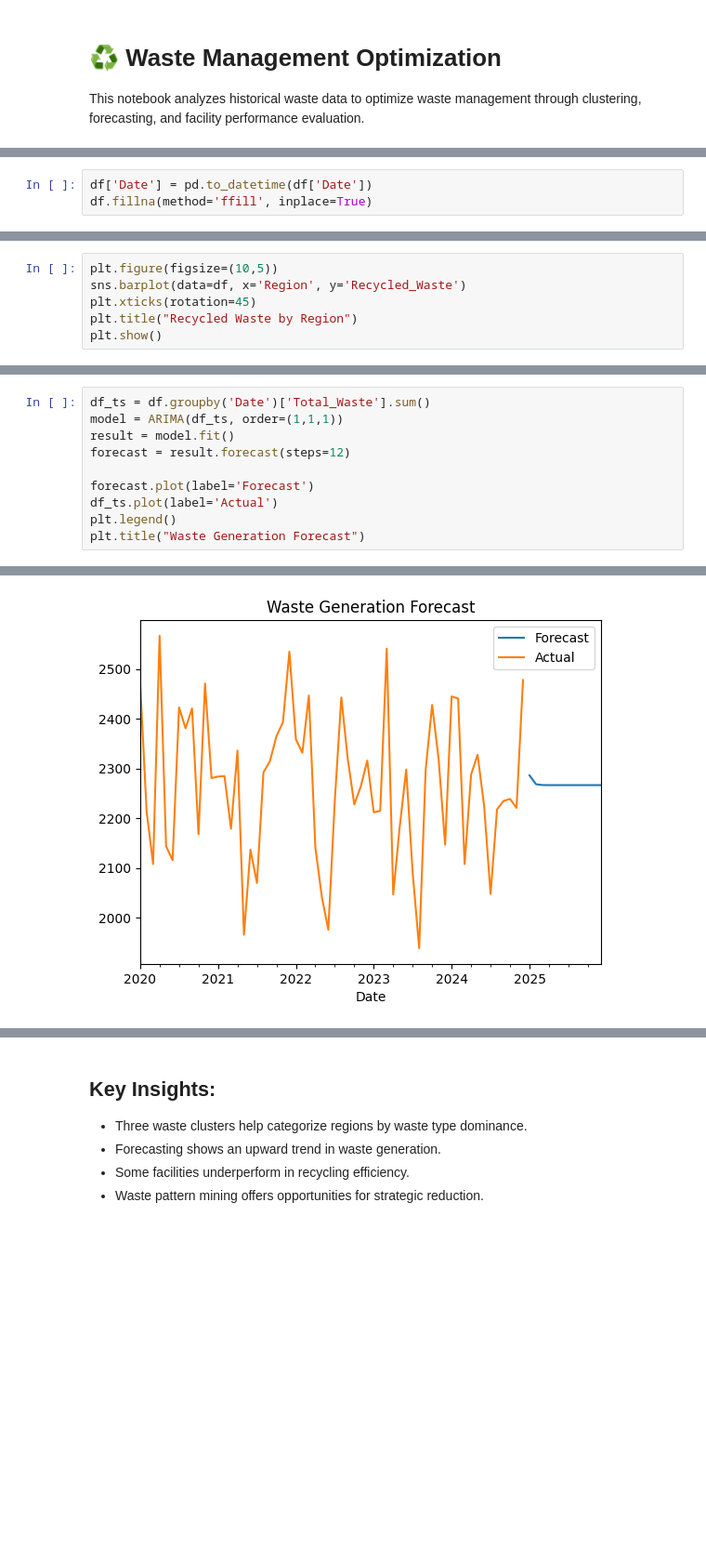
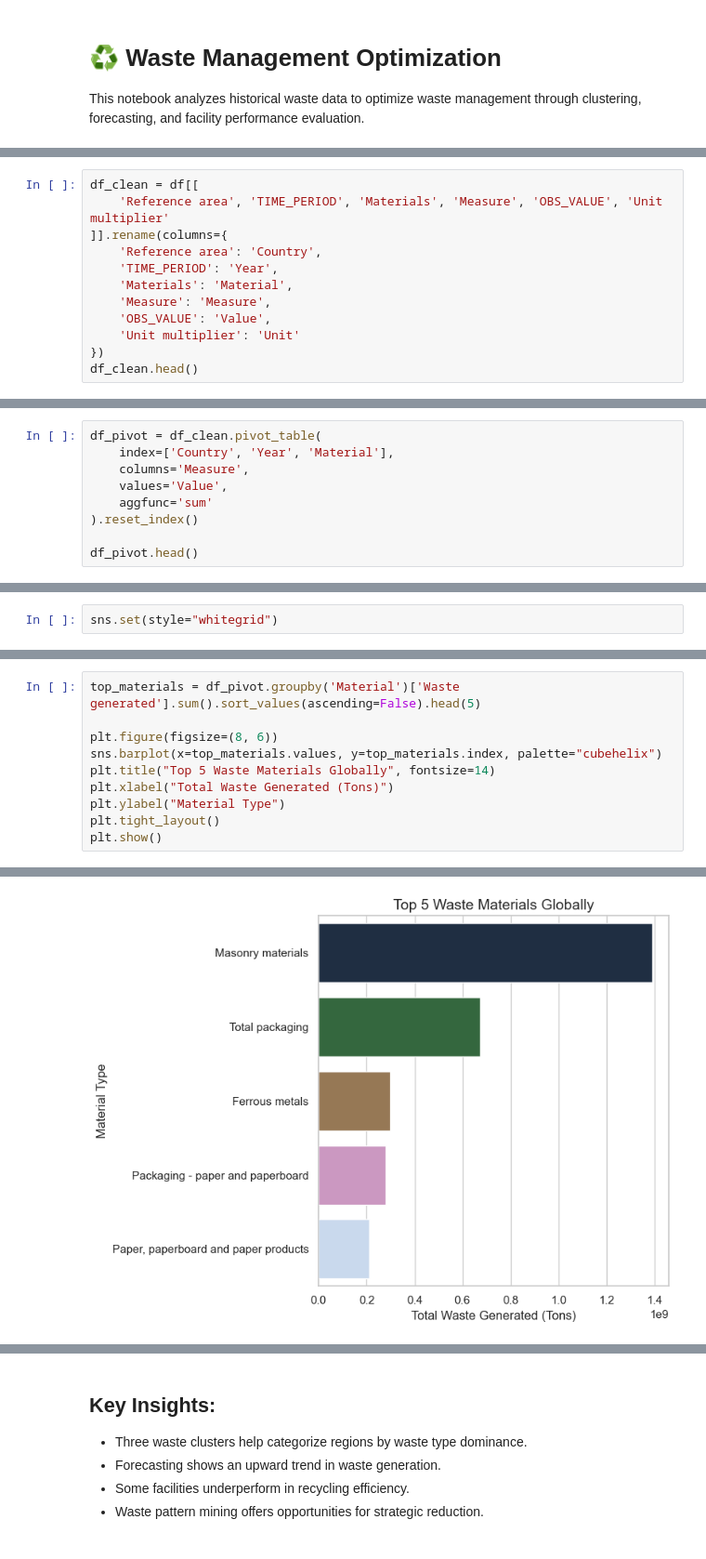
Before and after one commit to AshishBatham/waste-management-app, a Jupyter notebook: wasteManagement.ipynb, the cells around one changed output, grey strips where cells are left out. Shown at 93% size. Drawn from its saved outputs; the diff is of its cells as text; blank space fills up the shorter version.

```diff
--- a/wasteManagement.ipynb
+++ b/wasteManagement.ipynb
@@ -23,3 +20,12 @@ df.head()
 # %%
-df['Date'] = pd.to_datetime(df['Date'])
-df.fillna(method='ffill', inplace=True)
+df_clean = df[[
+    'Reference area', 'TIME_PERIOD', 'Materials', 'Measure', 'OBS_VALUE', 'Unit multiplier'
+]].rename(columns={
+    'Reference area': 'Country',
+    'TIME_PERIOD': 'Year',
+    'Materials': 'Material',
+    'Measure': 'Measure',
+    'OBS_VALUE': 'Value',
+    'Unit multiplier': 'Unit'
+})
+df_clean.head()
@@ -33,7 +59,10 @@ plt.show()
 # %%
-plt.figure(figsize=(10,5))
-sns.barplot(data=df, x='Region', y='Recycled_Waste')
-plt.xticks(rotation=45)
-plt.title("Recycled Waste by Region")
-plt.show()
+df_pivot = df_clean.pivot_table(
+    index=['Country', 'Year', 'Material'],
+    columns='Measure',
+    values='Value',
+    aggfunc='sum'
+).reset_index()
+
+df_pivot.head()
 # %% [output]
@@ -41 +75,3 @@ plt.show()
+# %%
+sns.set(style="whitegrid")
 # %%
@@ -52,11 +106,11 @@ sns.pairplot(df[waste_cols + ['Waste_Cluster']], hue='Waste_Cluster')
 # %%
-df_ts = df.groupby('Date')['Total_Waste'].sum()
-model = ARIMA(df_ts, order=(1,1,1))
-result = model.fit()
-forecast = result.forecast(steps=12)
+top_materials = df_pivot.groupby('Material')['Waste generated'].sum().sort_values(ascending=False).head(5)
 
-forecast.plot(label='Forecast')
-df_ts.plot(label='Actual')
-plt.legend()
-plt.title("Waste Generation Forecast")
+plt.figure(figsize=(8, 6))
+sns.barplot(x=top_materials.values, y=top_materials.index, palette="cubehelix")
+plt.title("Top 5 Waste Materials Globally", fontsize=14)
+plt.xlabel("Total Waste Generated (Tons)")
+plt.ylabel("Material Type")
+plt.tight_layout()
+plt.show()
 # %% [output]
@@ -64 +120 @@ Text(0.5, 1.0, 'Waste Generation Forecast')
-[figure, old version]
+[figure, new version]
```
Also changed, not shown: parts of 39 cells of this notebook, 7 other files.
